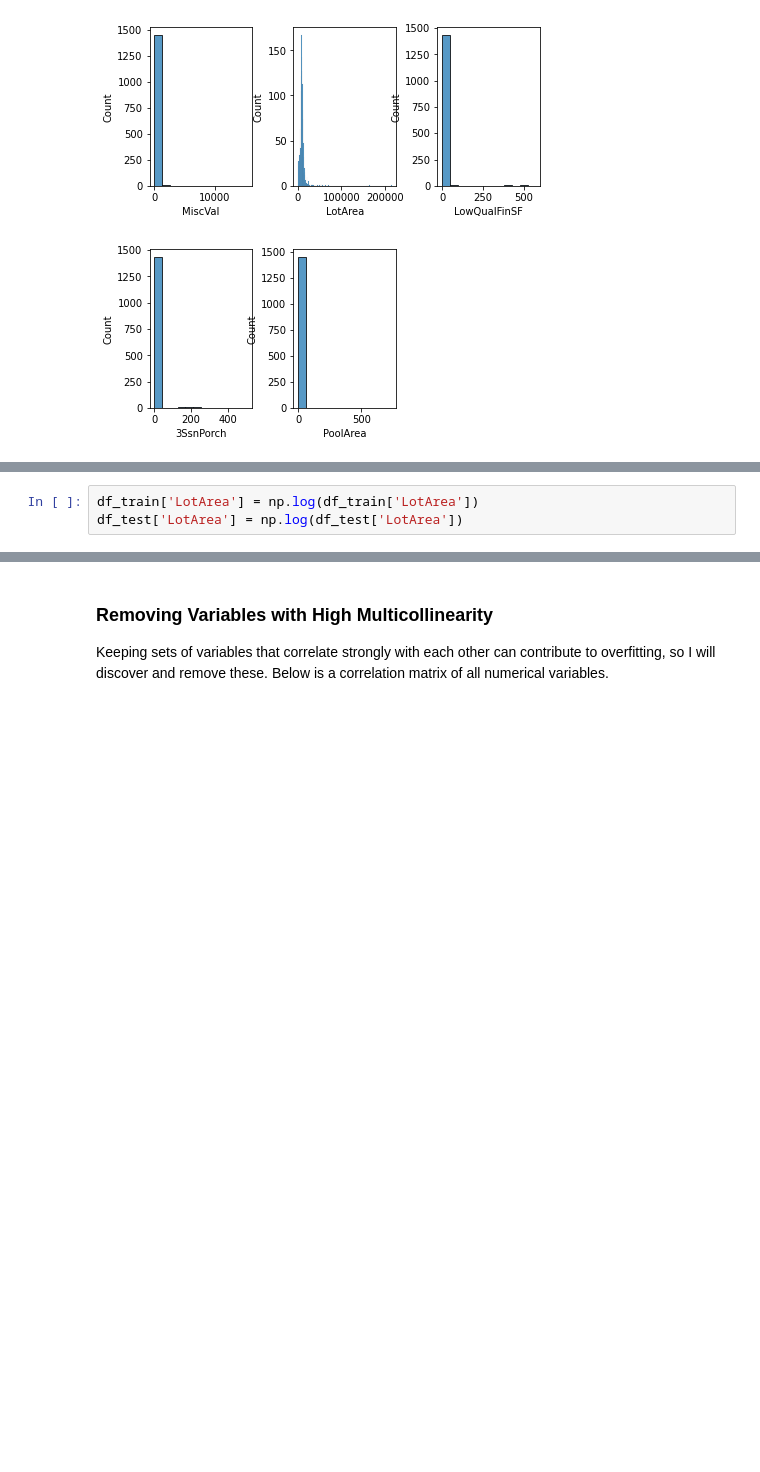
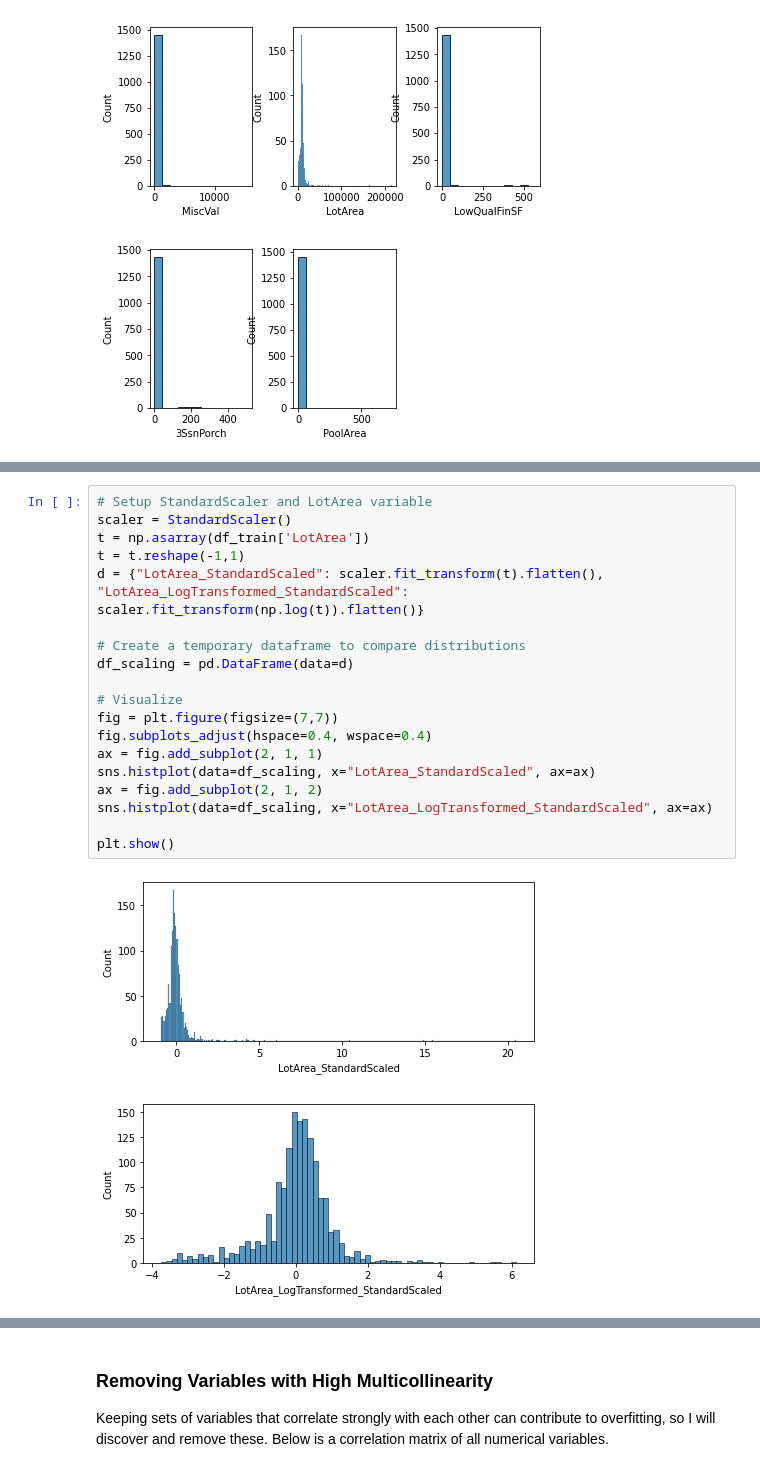
Before and after one commit to valencia21/data-science-projects, a Jupyter notebook: house-price-prediction/Models/sklearn/model.ipynb, the cells around one changed output, grey strips where cells are left out. Saved outputs shown, nothing was run; the diff lists cells and outputs as text; blank space fills up the shorter version.

```diff
--- a/house-price-prediction/Models/sklearn/model.ipynb
+++ b/house-price-prediction/Models/sklearn/model.ipynb
@@ -129,3 +135,21 @@ plt.show()
 # %%
-df_train['LotArea'] = np.log(df_train['LotArea'])
-df_test['LotArea'] = np.log(df_test['LotArea'])
+# Setup StandardScaler and LotArea variable
+scaler = StandardScaler()
+t = np.asarray(df_train['LotArea'])
+t = t.reshape(-1,1)
+d = {"LotArea_StandardScaled": scaler.fit_transform(t).flatten(), "LotArea_LogTransformed_StandardScaled": scaler.fit_transform(np.log(t)).flatten()}
+
+# Create a temporary dataframe to compare distributions
+df_scaling = pd.DataFrame(data=d)
+
+# Visualize
+fig = plt.figure(figsize=(7,7))
+fig.subplots_adjust(hspace=0.4, wspace=0.4)
+ax = fig.add_subplot(2, 1, 1)
+sns.histplot(data=df_scaling, x="LotArea_StandardScaled", ax=ax)
+ax = fig.add_subplot(2, 1, 2)
+sns.histplot(data=df_scaling, x="LotArea_LogTransformed_StandardScaled", ax=ax)
+
+plt.show()
+# %% [output]
+[figure, added]
```
Also changed, not shown: parts of 47 cells of this notebook, 1 other file.
